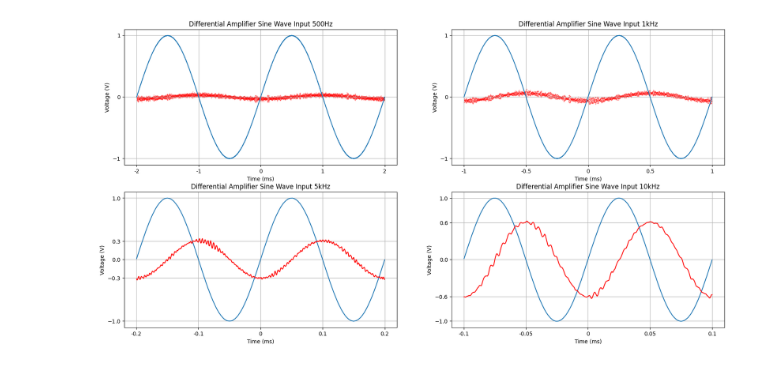
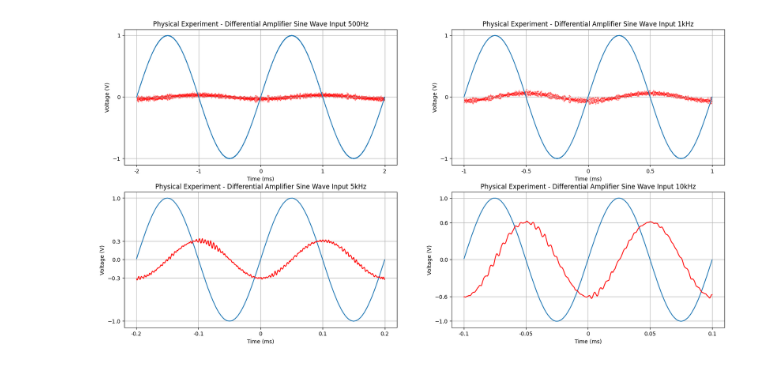
Before and after one commit to DanNguyenN/CE3202-Fundamentals, a Jupyter notebook: Lab7/inlab.ipynb, the cells around one changed output. Cells and saved outputs as stored; diff of their text form; code cells hidden in the pictures.

```diff
--- a/Lab7/inlab.ipynb
+++ b/Lab7/inlab.ipynb
@@ -39,5 +107,4 @@ Text(0.5, 1.0, 'Difference Amplifier Input and Output')
 # %%
-#Part 1 Additional
 df500 = pd.read_csv(".\inlab\differential\sine\differential500.csv", skiprows=19, encoding="latin1")
 df500.columns = ["time", "inputV", "outputV"]
 df1k = pd.read_csv(".\inlab\differential\sine\differential1k.csv", skiprows=19, encoding="latin1")
@@ -60,40 +127,40 @@ plt.xticks([-1/500,-.5/500, 0, .5/500, 1/500], ["-2", "-1", "0", "1", "2"])
 plt.yticks([-1, 0, 1])
 plt.xlabel("Time (ms)")
 plt.ylabel("Voltage (V)")
-plt.title("Differential Amplifier Sine Wave Input 500Hz")
+plt.title("Physical Experiment - Differential Amplifier Sine Wave Input 500Hz")
 plt.grid()
 
 plt.subplot(2,2,2)
 df1k = df1k[(df1k["time"] > -1/1000) & (df1k["time"] < 1/1000 )]
 plt.plot(df1k["time"], df1k["inputV"], label="input")
 plt.scatter(df1k["time"], df1k["outputV"], label="output", s=0.1, c="r")
 plt.xticks([-1/1000,-.5/1000, 0, .5/1000, 1/1000], ["-1", "-0.5", "0", "0.5", "1"])
 plt.yticks([-1, 0, 1])
 plt.xlabel("Time (ms)")
 plt.ylabel("Voltage (V)")
-plt.title("Differential Amplifier Sine Wave Input 1kHz")
+plt.title("Physical Experiment - Differential Amplifier Sine Wave Input 1kHz")
 plt.grid()
 
 plt.subplot(2,2,3)
 df5k = df5k[(df5k["time"] > -1/5000) & (df5k["time"] < 1/5000 )]
 plt.plot(df5k["time"], df5k["inputV"], label="input")
 plt.plot(df5k["time"], df5k["outputV"], label="output", c="r")
 plt.xticks([-1/5000,-.5/5000, 0, .5/5000, 1/5000], ["-0.2", "-0.1", "0", "0.1", "0.2"])
 plt.yticks([-1, -.3, 0, .3, 1])
 plt.xlabel("Time (ms)")
 plt.ylabel("Voltage (V)")
-plt.title("Differential Amplifier Sine Wave Input 5kHz")
+plt.title("Physical Experiment - Differential Amplifier Sine Wave Input 5kHz")
 plt.grid()
 
 plt.subplot(2,2,4)
 df10k = df10k[(df10k["time"] > -1/10000) & (df10k["time"] < 1/10000 )]
 plt.plot(df10k["time"], df10k["inputV"], label="input")
 plt.plot(df10k["time"], df10k["outputV"], label="output", c="r")
 plt.xticks([-1/10000,-.5/10000, 0, .5/10000, 1/10000], ["-0.1", "-0.05", "0", "0.05", "0.1"])
 plt.yticks([-1,-.6, 0, .6, 1])
 plt.xlabel("Time (ms)")
 plt.ylabel("Voltage (V)")
-plt.title("Differential Amplifier Sine Wave Input 10kHz")
+plt.title("Physical Experiment - Differential Amplifier Sine Wave Input 10kHz")
 plt.grid()
 # %% [output]
-[figure, old version]
+[figure, new version]
```
Also changed, not shown: parts of 10 cells of this notebook, 2 other files.
